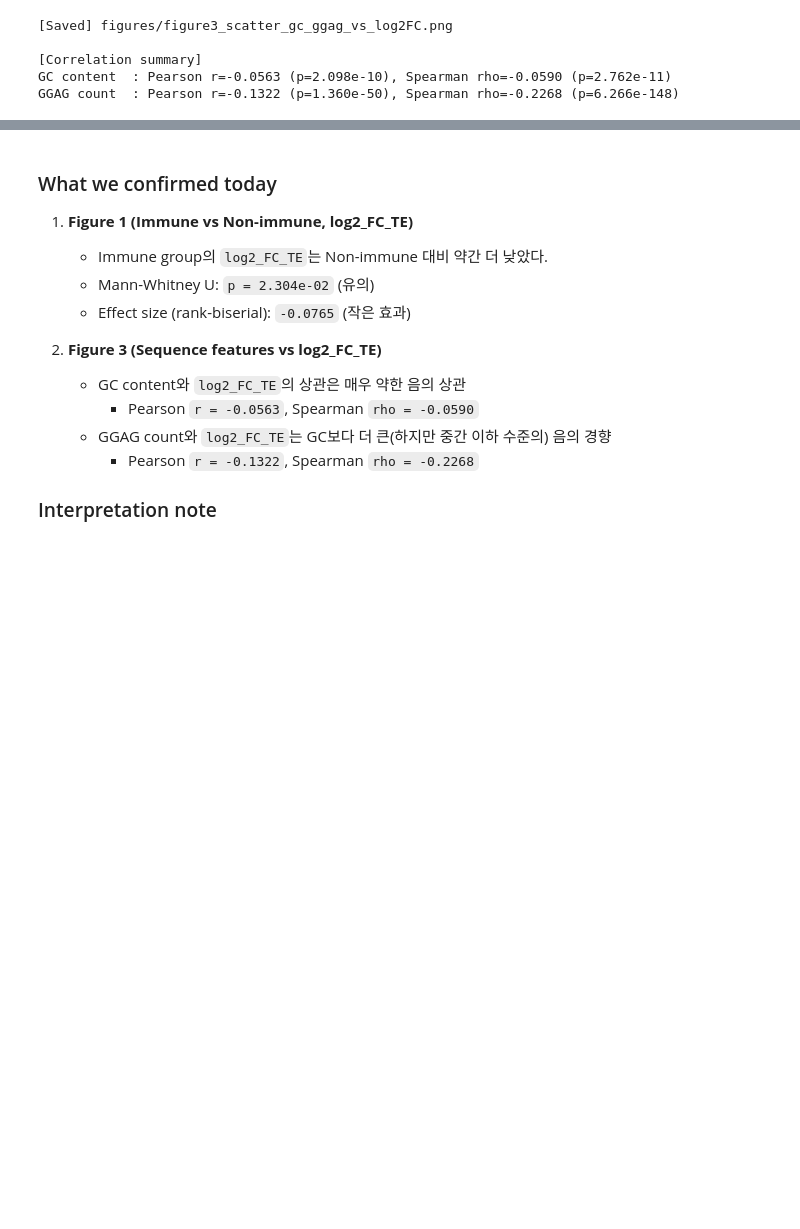
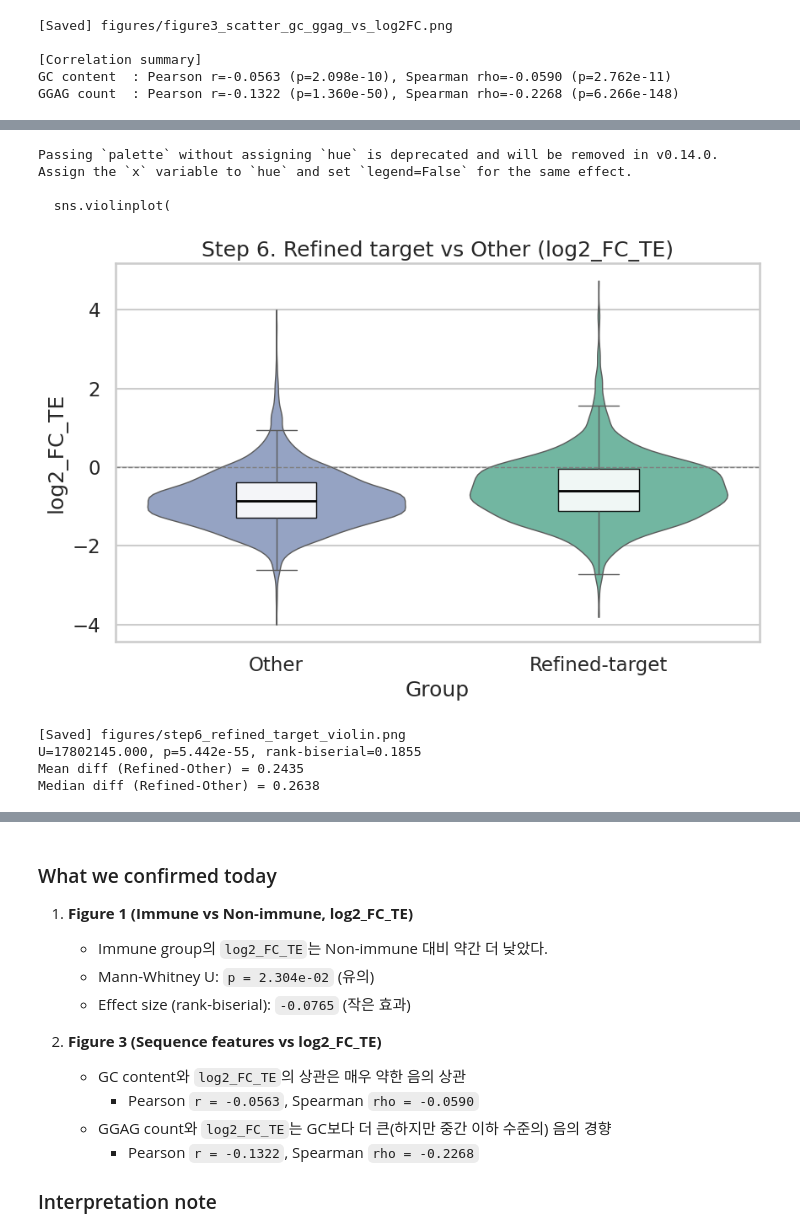
Before and after one commit to fluffyThor/Bioinfo1_project, a Jupyter notebook: my-own-analysis.ipynb, the cells around one changed output, grey strips where cells are left out. Saved outputs shown, nothing was run; the diff lists cells and outputs as text; code cells hidden in the pictures; blank space fills up the shorter version.

Commit message:
Add step 6 refined-target robustness analysis notes to notebook.
Co-authored-by: Cursor <cursoragent@cursor.com>

```diff
--- a/my-own-analysis.ipynb
+++ b/my-own-analysis.ipynb
@@ -663,0 +738,68 @@ GGAG count  : Pearson r=-0.1322 (p=1.360e-50), Spearman rho=-0.2268 (p=6.266e-14
+# %%
+import matplotlib.pyplot as plt
+import seaborn as sns
+from scipy.stats import mannwhitneyu
+from pathlib import Path
+
+step6_df = master_df[['refined_group', 'log2_FC_TE', 'is_refined_target']].dropna().copy()
+
+sns.set_theme(style='whitegrid', context='talk')
+fig, ax = plt.subplots(figsize=(9, 6))
+
+sns.violinplot(
+    data=step6_df,
+    x='refined_group',
+    y='log2_FC_TE',
+    order=['Other', 'Refined-target'],
+    inner=None,
+    cut=0,
+    linewidth=1,
+    palette=['#8da0cb', '#66c2a5'],
+    ax=ax
+)
+
+sns.boxplot(
+    data=step6_df,
+    x='refined_group',
+    y='log2_FC_TE',
+    order=['Other', 'Refined-target'],
+    width=0.25,
+    showfliers=False,
+    boxprops={'facecolor': 'white', 'edgecolor': 'black', 'alpha': 0.9},
+    medianprops={'color': 'black', 'linewidth': 2},
+    ax=ax
+)
+
+ax.axhline(0, color='gray', linestyle='--', linewidth=1)
+ax.set_title('Step 6. Refined target vs Other (log2_FC_TE)')
+ax.set_xlabel('Group')
+ax.set_ylabel('log2_FC_TE')
+
+plt.tight_layout()
+
+# 저장
+fig_dir = Path('figures')
+fig_dir.mkdir(exist_ok=True)
+out_path = fig_dir / 'step6_refined_target_violin.png'
+plt.savefig(out_path, dpi=300, bbox_inches='tight')
+plt.show()
+
+# 통계 검정
+x = step6_df.loc[step6_df['is_refined_target'], 'log2_FC_TE'].values
+y = step6_df.loc[~step6_df['is_refined_target'], 'log2_FC_TE'].values
+u, p = mannwhitneyu(x, y, alternative='two-sided')
+rb = (2 * u) / (len(x) * len(y)) - 1
+
+print(f"[Saved] {out_path}")
+print(f"U={u:.3f}, p={p:.3e}, rank-biserial={rb:.4f}")
+print(f"Mean diff (Refined-Other) = {x.mean() - y.mean():.4f}")
+print(f"Median diff (Refined-Other) = {np.median(x) - np.median(y):.4f}")
+# %% [output]
+Passing `palette` without assigning `hue` is deprecated and will be removed in v0.14.0. Assign the `x` variable to `hue` and set `legend=False` for the same effect.
+
+  sns.violinplot(
+[figure, added]
+[Saved] figures/step6_refined_target_violin.png
+U=17802145.000, p=5.442e-55, rank-biserial=0.1855
+Mean diff (Refined-Other) = 0.2435
+Median diff (Refined-Other) = 0.2638
```
Also changed, not shown: parts of 6 cells of this notebook, 3 other files.
